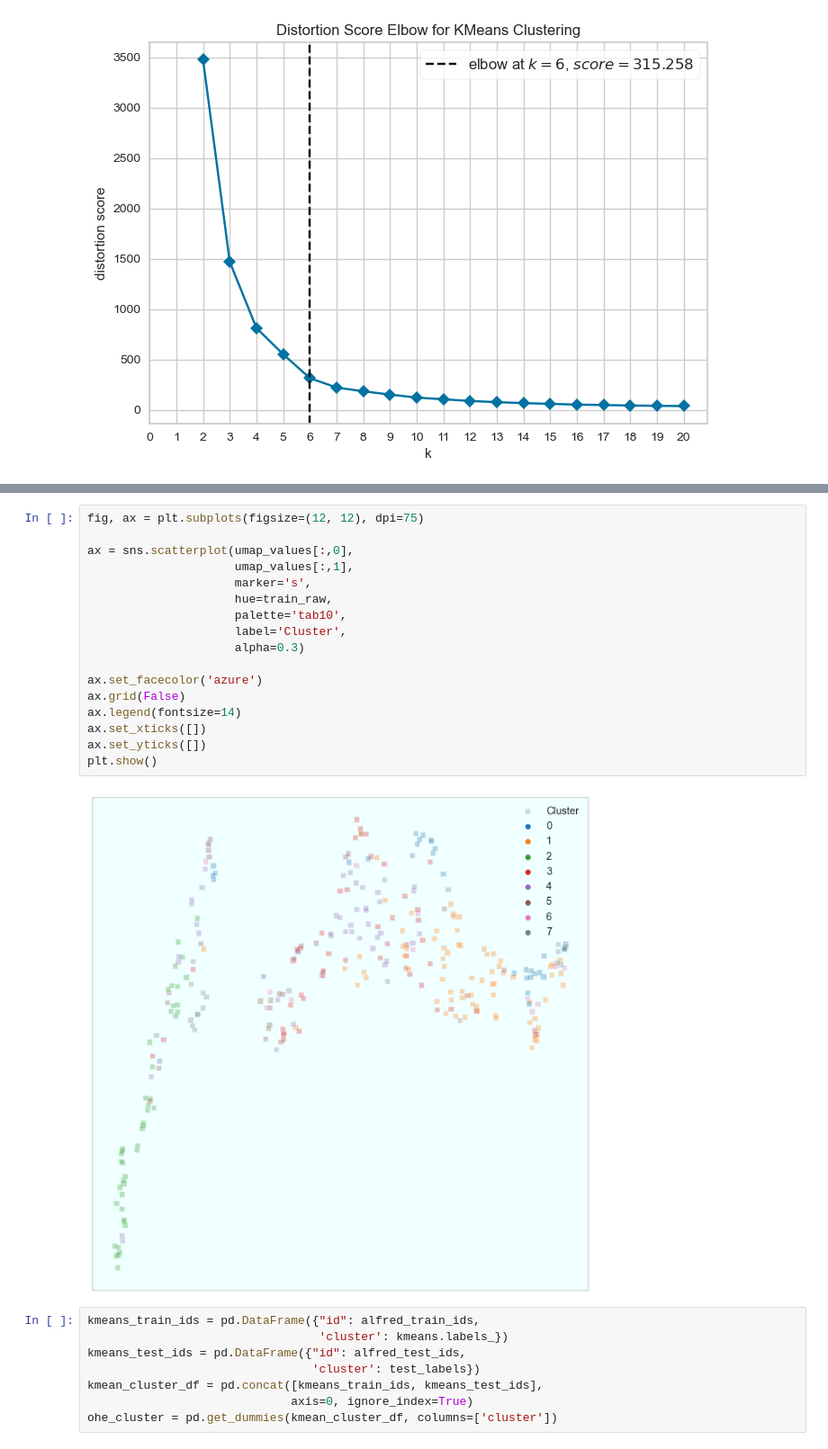
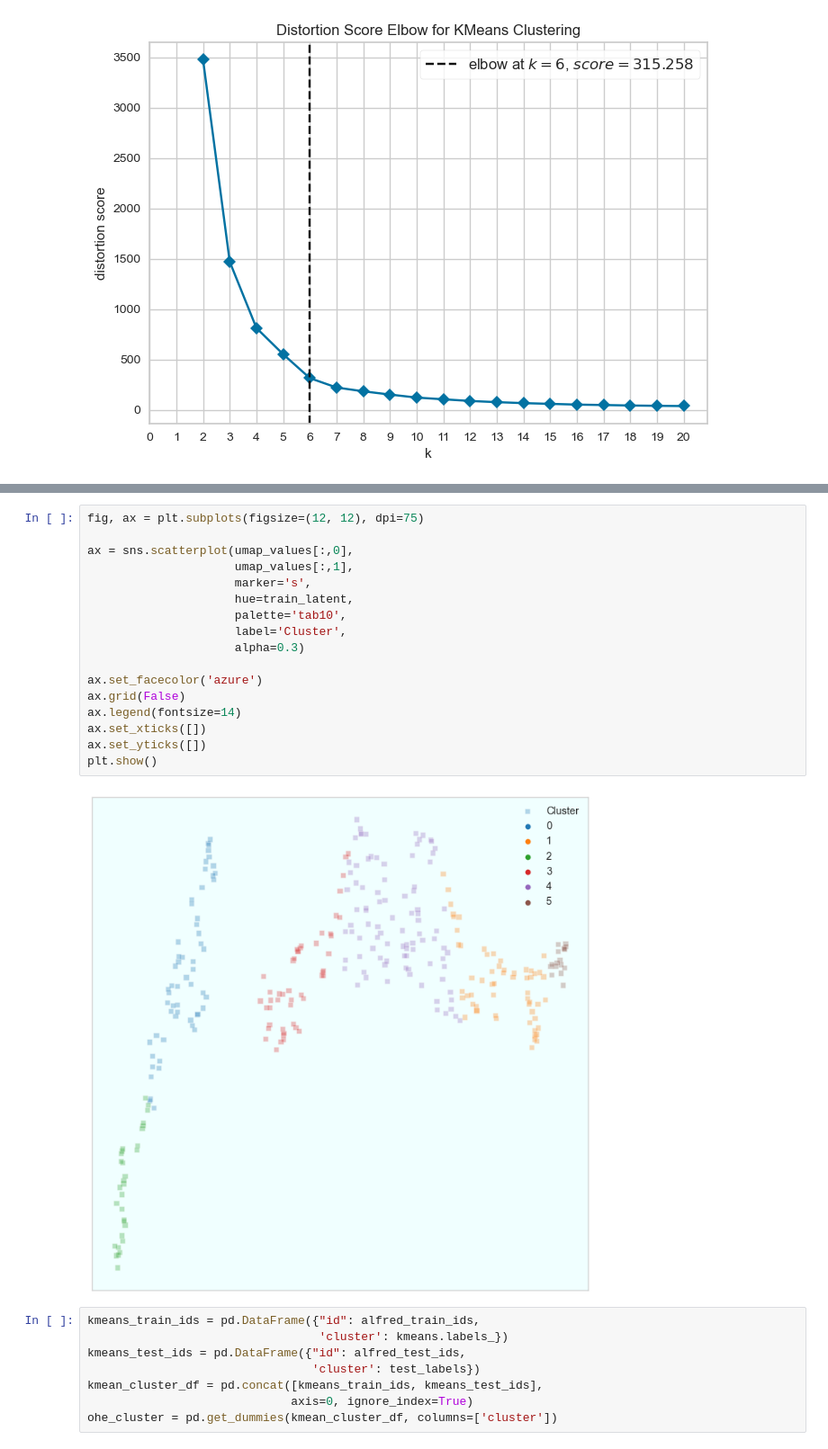
Before and after one commit to andyvng/pae-amr-prediction, a Jupyter notebook: analysis/cluster_analysis.ipynb, the cells around one changed output, grey strips where cells are left out. Shown at 90% size. Saved outputs shown, nothing was run; the diff lists cells and outputs as text.

```diff
--- a/analysis/cluster_analysis.ipynb
+++ b/analysis/cluster_analysis.ipynb
@@ -246,22 +220,22 @@ test_labels = kmeans.predict(umap_alfred_test_values)
 # %%
 fig, ax = plt.subplots(figsize=(12, 12), dpi=75)
 
 ax = sns.scatterplot(umap_values[:,0],
                      umap_values[:,1],
                      marker='s',
-                     hue=train_raw,
+                     hue=train_latent,
                      palette='tab10',
                      label='Cluster',
                      alpha=0.3)
 
 ax.set_facecolor('azure')
 ax.grid(False)
 ax.legend(fontsize=14)
 ax.set_xticks([])
 ax.set_yticks([])
 plt.show()
 # %% [output]
-[figure, old version]
+[figure, new version]
 # %%
 kmeans_train_ids = pd.DataFrame({"id": alfred_train_ids,
                                  'cluster': kmeans.labels_})
```
Also changed, not shown: parts of 6 cells of this notebook, 11 other files.
